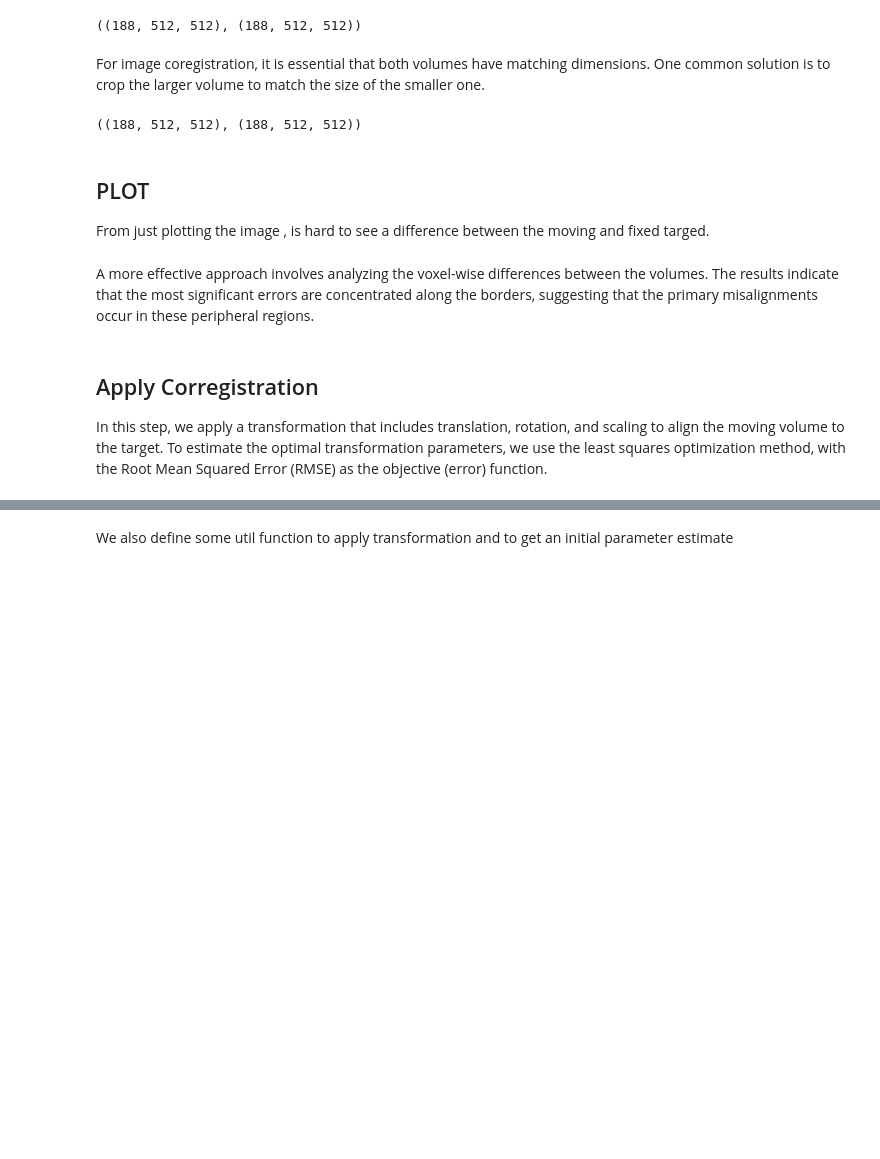
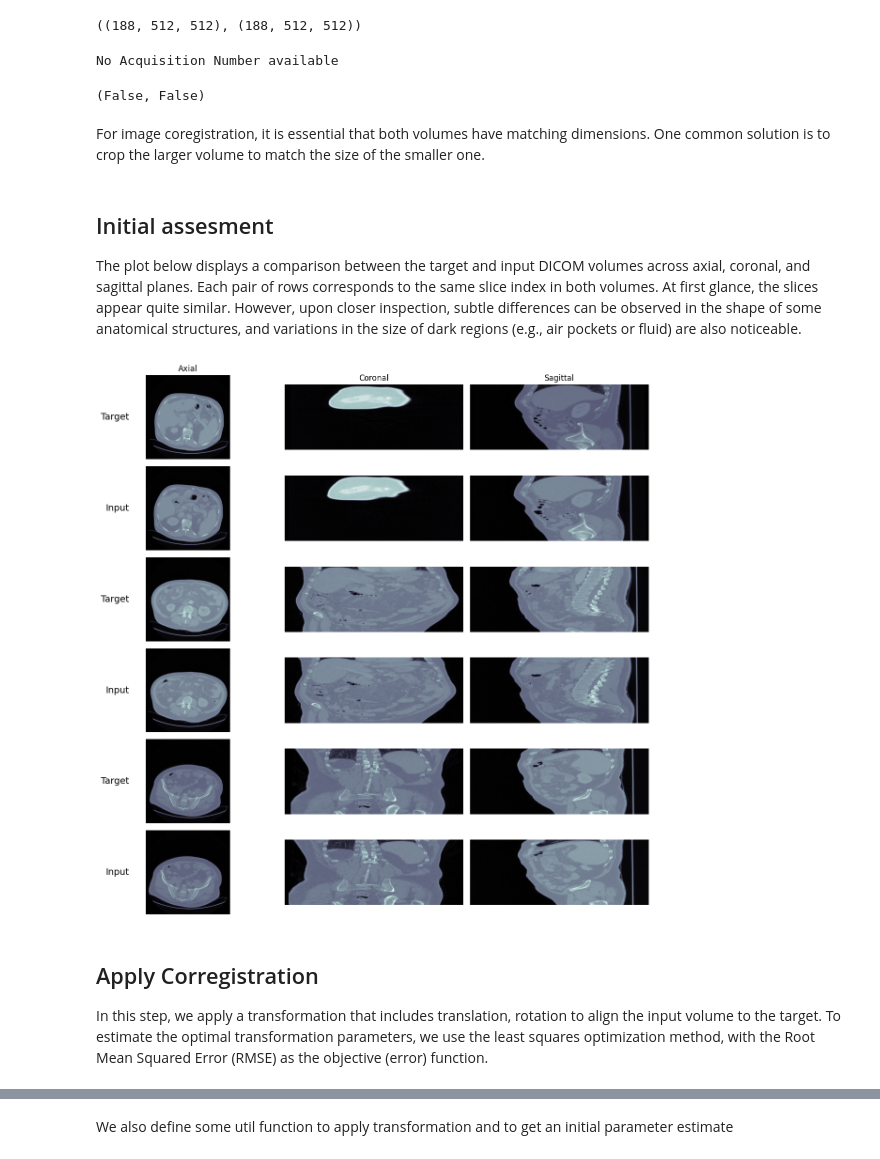
Before and after one commit to Joaquinecc/11763-Medical-Image-processing-Final-Project, a Jupyter notebook: task2_coregistration.ipynb, the cells around one changed output, grey strips where cells are left out. Cells and saved outputs as stored; diff of their text form; code cells hidden in the pictures; blank space fills up the shorter version.

```diff
--- a/task2_coregistration.ipynb
+++ b/task2_coregistration.ipynb
@@ -11,32 +11,36 @@ import scipy
 #Load the DCMS, sorted and stacked
 
 dcm_path='RadCTTACEomics_1193-20250418T131346Z-001/RadCTTACEomics_1193/10_AP_Ax2.50mm'
-dcms_target=load_dcm_data(dcm_path)
-dcms_target.sort(key = (lambda x: float(x.SliceLocation)))
-pixelarray_target = np.stack([x.pixel_array for x in dcms_target], axis=0)
-pixelarray_target=normalize_image(pixelarray_target)
+dcms_ref=load_dcm_data(dcm_path)
+dcms_ref.sort(key = (lambda x: float(x.SliceLocation)))
+pixelarray_ref = np.stack([x.pixel_array for x in dcms_ref], axis=0)
+# pixelarray_ref=normalize_image(pixelarray_ref)
 
 dcm_path='RadCTTACEomics_1193-20250418T131346Z-001/RadCTTACEomics_1193/20_PP_Ax2.50mm'
-dcms_moving=load_dcm_data(dcm_path)
-dcms_moving.sort(key = (lambda x: float(x.SliceLocation)))
-pixelarray_moving = np.stack([x.pixel_array for x in dcms_moving], axis=0)
-pixelarray_moving=normalize_image(pixelarray_moving)
-pixelarray_target.shape, pixelarray_moving.shape
+dcms_input =load_dcm_data(dcm_path)
+dcms_input .sort(key = (lambda x: float(x.SliceLocation)))
+pixelarray_input  = np.stack([x.pixel_array for x in dcms_input ], axis=0)
+# pixelarray_input =normalize_image(pixelarray_input )
+pixelarray_ref.shape, pixelarray_input .shape
 # %% [output]
 ((188, 512, 512), (188, 512, 512))
+# %%
+print("No Acquisition Number available")
+any([x.AcquisitionNumber for x in dcms_ref]), any([x.AcquisitionNumber for x in dcms_input ])
+# %% [output]
+No Acquisition Number available
+(False, False)
 # %% [markdown]
 For image coregistration, it is essential that both volumes have matching dimensions. One common solution is to crop the larger volume to match the size of the smaller one.
 # %%
 # Crop the target (reference) to match the moving shape in depth (Z-axis)
-depth_moving = pixelarray_moving.shape[0]
-pixelarray_target = pixelarray_target[:depth_moving, :, :]
-pixelarray_target.shape, pixelarray_moving.shape
+depth_input  = pixelarray_input .shape[0]
+pixelarray_ref = pixelarray_ref[:depth_input , :, :]
+assert pixelarray_ref.shape == pixelarray_input .shape, "Mismatch in shape"
-# %% [output]
-((188, 512, 512), (188, 512, 512))
 # %% [markdown]
-## PLOT
-From just plotting the image , is hard to see a difference between the moving and fixed targed.
+## Initial assesment
+The plot below displays a comparison between the target and input DICOM volumes across axial, coronal, and sagittal planes. Each pair of rows corresponds to the same slice index in both volumes. At first glance, the slices appear quite similar. However, upon closer inspection, subtle differences can be observed in the shape of some anatomical structures, and variations in the size of dark regions (e.g., air pockets or fluid) are also noticeable.
 # %%
-plot_coregistration_views(pixelarray_target, pixelarray_moving)
+plot_coregistration_views(pixelarray_ref, pixelarray_input )
+# %% [output]
+[figure, added]
-# %% [markdown]
-A more effective approach involves analyzing the voxel-wise differences between the volumes. The results indicate that the most significant errors are concentrated along the borders, suggesting that the primary misalignments occur in these peripheral regions.
@@ -45,5 +47,5 @@ plot_difference_map(pixelarray_target,pixelarray_moving)
 # %% [markdown]
 ## Apply Corregistration
-In this step, we apply a transformation that includes translation, rotation, and scaling to align the moving volume to the target. To estimate the optimal transformation parameters, we use the least squares optimization method, with the Root Mean Squared Error (RMSE) as the objective (error) function.
+In this step, we apply a transformation that includes translation, rotation to align the input volume to the target. To estimate the optimal transformation parameters, we use the least squares optimization method, with the Root Mean Squared Error (RMSE) as the objective (error) function.
 # %% [markdown]
 ### Utils
```
Also changed, not shown: parts of 29 cells of this notebook, 19 other files.
